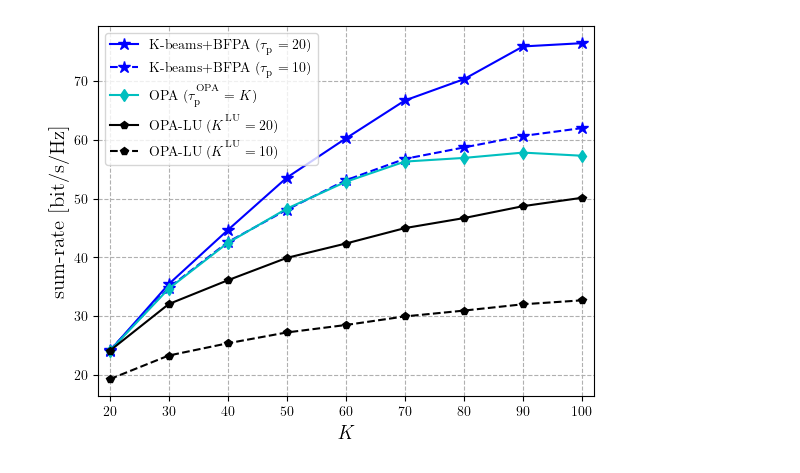
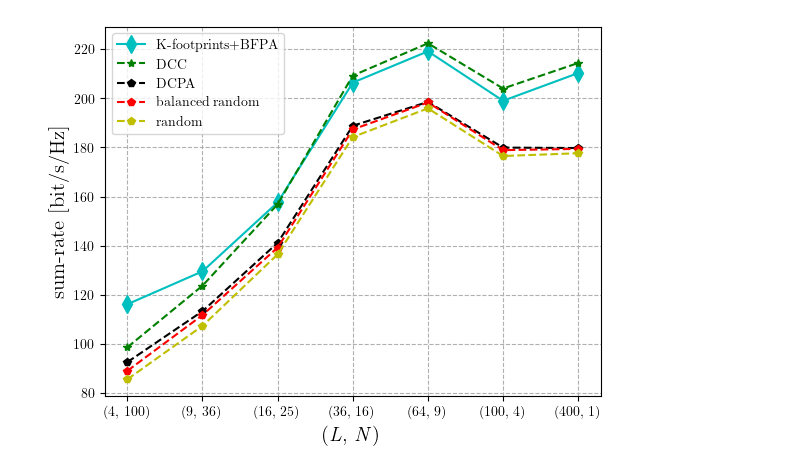
Before and after one commit to DarielPereira/GNNs_PilotsAP, a Jupyter notebook: GRAPHs/Graph_SR.ipynb, the cells around one changed output. Drawn from its saved outputs; the diff is of its cells as text; code cells hidden in the pictures.

Commit message:
Pilot Assignment K-footprints for cfmMIMO

```diff
--- a/GRAPHs/Graph_SR.ipynb
+++ b/GRAPHs/Graph_SR.ipynb
@@ -8,36 +8,45 @@ image_format = 'jpeg'
 # %%
-variables = np.load('./VARIABLES_SAVED/SR_K_20_100_Iter_50_tau_20.npz')
-OPA = variables['results_array'][1]
-OPALU = variables['results_array'][2]
-Kbeams = variables['results_array'][0]
+results = load_results('./VARIABLES_SAVED/SR_NMSE_L_K_100_NbrSetps_30_extended.pkl')
 
-variables = np.load('./VARIABLES_SAVED/SR_K_20_100_Iter_50_tau_10.npz')
-OPA_10 = variables['results_array'][1]
-OPALU_10 = variables['results_array'][2]
-Kbeams_10 = variables['results_array'][0]
+Kmeans_SRs = results['Kmeans_locations']['sum_rates']
+Kmeans_NMSEs = results['Kmeans_locations']['NMSEs']
+Kfootprints_SRs = results['Kfootprints']['sum_rates']
+Kfootprints_NMSEs = results['Kfootprints']['NMSEs']
+DCC_SRs = results['DCC']['sum_rates']
+DCC_NMSEs = results['DCC']['NMSEs']
+DCPA_SRs = results['DCPA']['sum_rates']
+DCPA_NMSEs = results['DCPA']['NMSEs']
+balanced_random_SRs = results['balanced_random']['sum_rates']
+balanced_random_NMSEs = results['balanced_random']['NMSEs']
+random_SRs = results['random']['sum_rates']
+random_NMSEs = results['random']['NMSEs']
 
-xAxis = [20, 30, 40, 50, 60, 70, 80, 90, 100]
 
-fig, ax = plt.subplots()
+xAxis = ['(4, 100)', '(9, 36)', '(16, 25)', '(36, 16)',' (64, 9)', '(100, 4)', '(400, 1)']
+
+fig = plt.figure()
+ax = fig.add_subplot(111)
+
 plt.grid(visible = True, linestyle='--')
-plt.ylabel(r'sum-rate [bit/s/Hz]', size=15)
-plt.xlabel(r'\textit{K}', size=15)
-plt.plot(xAxis, Kbeams,'b-*', markersize = 9, label = r'K-beams+BFPA $(\tau_\textsubscript{p} = 20)$')
-plt.plot(xAxis, Kbeams_10,'b--*', markersize = 9, label = r'K-beams+BFPA $(\tau_\textsubscript{p} = 10)$')
-plt.plot(xAxis, OPA_10,'c-d', label = r'OPA $(\tau^\textsuperscript{OPA}_\textsubscript{p} = K)$')
-plt.plot(xAxis, OPALU,'k-p', label = r'OPA-LU ($K^\textsuperscript{LU} = 20$)')
-plt.plot(xAxis, OPALU_10,'k--p', label = r'OPA-LU ($K^\textsuperscript{LU} = 10$)')
+ax.set_ylabel(r'sum-rate [bit/s/Hz]', size=15)
+plt.xlabel(r'(\textit{L}, \textit{N})', size=15)
+plt.plot(xAxis, Kfootprints_SRs,'c-d', markersize = 9, label = r'K-footprints+BFPA')
+# plt.plot(xAxis, Kmeans_SRs,'b--*', markersize = 9, label = r'K-means+BFPA')
+plt.plot(xAxis, DCC_SRs,'g--*', label = r'DCC')
+plt.plot(xAxis, DCPA_SRs,'k--p', label = r'DCPA')
+plt.plot(xAxis, balanced_random_SRs,'r--p', label = r'balanced random')
+plt.plot(xAxis, random_SRs,'y--p', label = r'random')
 
-plt.xlim(18,102)
+# plt.xlim(18,102)
 
 plt.legend(fontsize=10)
 
 
 plt.draw()
 plt.show()
 
 image_format = 'pdf' # e.g .png, .svg, etc.
-image_name = 'SR_K.pdf'
+image_name = 'SR_L_N.pdf'
 fig.savefig(image_name, format=image_format, dpi=400)
 # %% [output]
-[figure, old version]
+[figure, new version]
```
Also changed, not shown: parts of 4 cells of this notebook, 22 other files.
